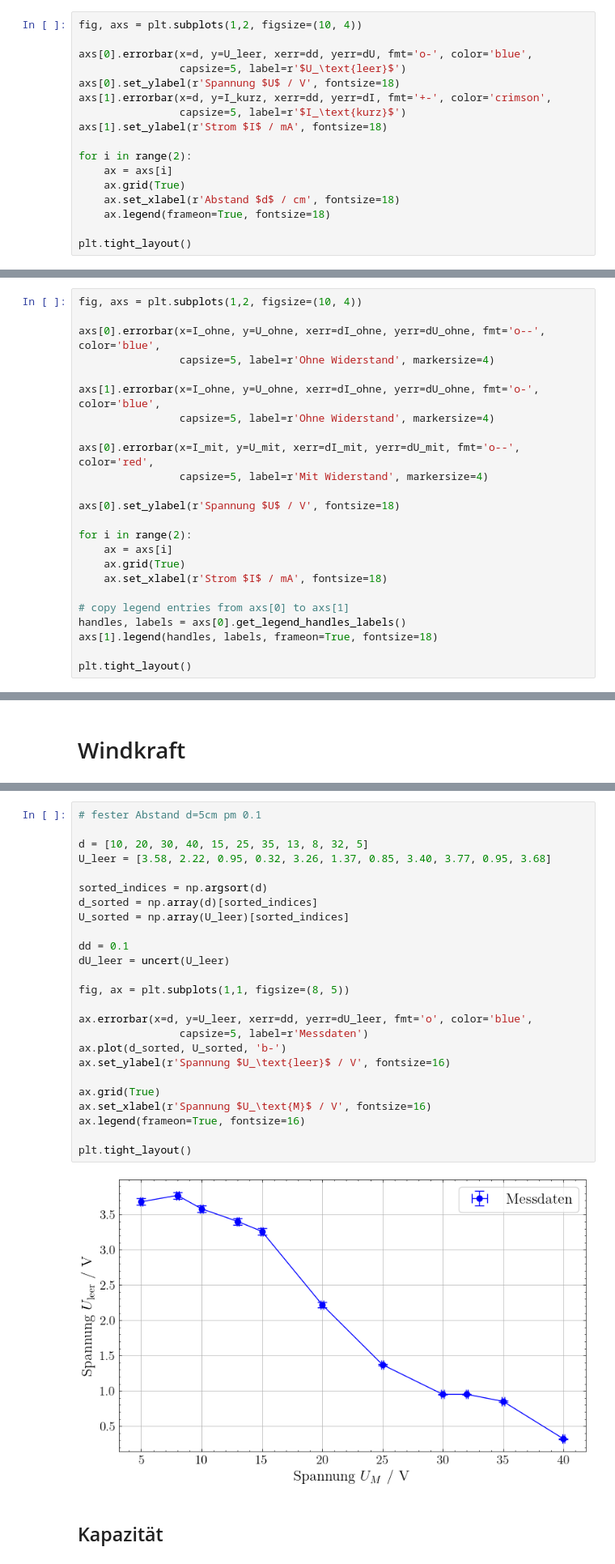
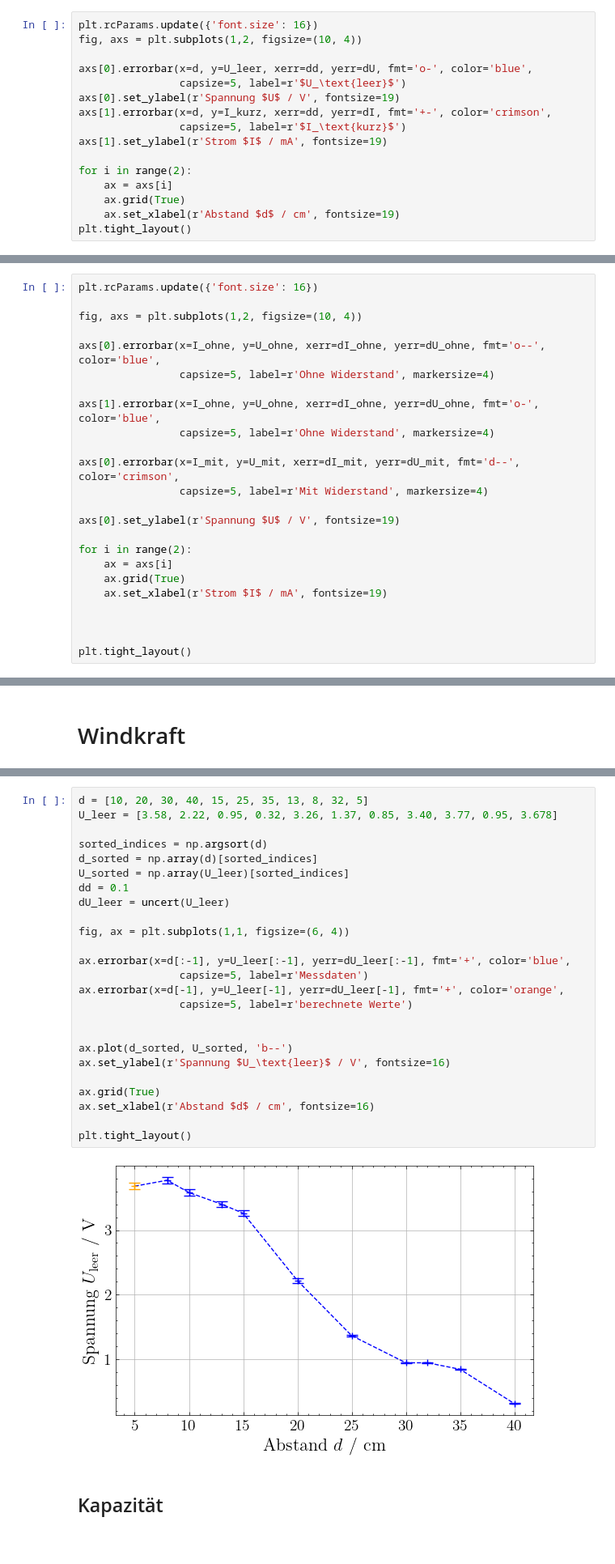
Before and after one commit to ferryman-charon/Experimentalphysik2, a Jupyter notebook: 13_ErneuerbareEnergien/Auswertung.ipynb, the cells around one changed output, grey strips where cells are left out. Shown at 81% size. Cells and saved outputs as stored; diff of their text form.

```diff
--- a/13_ErneuerbareEnergien/Auswertung.ipynb
+++ b/13_ErneuerbareEnergien/Auswertung.ipynb
@@ -61,20 +61,19 @@ I_kurz = [125.6, 56.4, 31.2, 19.4, 14.43, 10.86, 8.70, 7.19, 6.02, 5.18]
 dU = uncert(U_leer)
 dI = uncert(I_kurz, 'current')
 # %%
+plt.rcParams.update({'font.size': 16})
 fig, axs = plt.subplots(1,2, figsize=(10, 4))
 
 axs[0].errorbar(x=d, y=U_leer, xerr=dd, yerr=dU, fmt='o-', color='blue',
                 capsize=5, label=r'$U_\text{leer}$')
-axs[0].set_ylabel(r'Spannung $U$ / V', fontsize=18)
+axs[0].set_ylabel(r'Spannung $U$ / V', fontsize=19)
 axs[1].errorbar(x=d, y=I_kurz, xerr=dd, yerr=dI, fmt='+-', color='crimson',
                 capsize=5, label=r'$I_\text{kurz}$')
-axs[1].set_ylabel(r'Strom $I$ / mA', fontsize=18)
+axs[1].set_ylabel(r'Strom $I$ / mA', fontsize=19)
 
 for i in range(2):
     ax = axs[i]
     ax.grid(True)
-    ax.set_xlabel(r'Abstand $d$ / cm', fontsize=18)
-    ax.legend(frameon=True, fontsize=18)
-
+    ax.set_xlabel(r'Abstand $d$ / cm', fontsize=19)
 plt.tight_layout()
 # %% [output]
@@ -115,6 +154,8 @@ dU_mit
 # %% [output]
 [0.01327, 0.01322, 0.01319, 0.01315, 0.01313, 0.0003675]
 # %%
+plt.rcParams.update({'font.size': 16})
+
 fig, axs = plt.subplots(1,2, figsize=(10, 4))
 
 axs[0].errorbar(x=I_ohne, y=U_ohne, xerr=dI_ohne, yerr=dU_ohne, fmt='o--', color='blue',
@@ -123,19 +164,17 @@ axs[0].errorbar(x=I_ohne, y=U_ohne, xerr=dI_ohne, yerr=dU_ohne, fmt='o--', color
 axs[1].errorbar(x=I_ohne, y=U_ohne, xerr=dI_ohne, yerr=dU_ohne, fmt='o-', color='blue',
                 capsize=5, label=r'Ohne Widerstand', markersize=4)
 
-axs[0].errorbar(x=I_mit, y=U_mit, xerr=dI_mit, yerr=dU_mit, fmt='o--', color='red',
+axs[0].errorbar(x=I_mit, y=U_mit, xerr=dI_mit, yerr=dU_mit, fmt='d--', color='crimson',
                 capsize=5, label=r'Mit Widerstand', markersize=4)
 
-axs[0].set_ylabel(r'Spannung $U$ / V', fontsize=18)
+axs[0].set_ylabel(r'Spannung $U$ / V', fontsize=19)
 
 for i in range(2):
     ax = axs[i]
     ax.grid(True)
-    ax.set_xlabel(r'Strom $I$ / mA', fontsize=18)
+    ax.set_xlabel(r'Strom $I$ / mA', fontsize=19)
 
-# copy legend entries from axs[0] to axs[1]
-handles, labels = axs[0].get_legend_handles_labels()
-axs[1].legend(handles, labels, frameon=True, fontsize=18)
+
 
 plt.tight_layout()
 # %% [output]
@@ -253,30 +281,30 @@ print(ffit(10.09, *popt))
 # %%
-# fester Abstand d=5cm pm 0.1
-
 d = [10, 20, 30, 40, 15, 25, 35, 13, 8, 32, 5]
-U_leer = [3.58, 2.22, 0.95, 0.32, 3.26, 1.37, 0.85, 3.40, 3.77, 0.95, 3.68]
+U_leer = [3.58, 2.22, 0.95, 0.32, 3.26, 1.37, 0.85, 3.40, 3.77, 0.95, 3.678]
 
 sorted_indices = np.argsort(d)
 d_sorted = np.array(d)[sorted_indices]
 U_sorted = np.array(U_leer)[sorted_indices]
-
 dd = 0.1
 dU_leer = uncert(U_leer)
 
-fig, ax = plt.subplots(1,1, figsize=(8, 5))
+fig, ax = plt.subplots(1,1, figsize=(6, 4))
 
-ax.errorbar(x=d, y=U_leer, xerr=dd, yerr=dU_leer, fmt='o', color='blue',
+ax.errorbar(x=d[:-1], y=U_leer[:-1], yerr=dU_leer[:-1], fmt='+', color='blue',
                 capsize=5, label=r'Messdaten')
-ax.plot(d_sorted, U_sorted, 'b-')
+ax.errorbar(x=d[-1], y=U_leer[-1], yerr=dU_leer[-1], fmt='+', color='orange',
+                capsize=5, label=r'berechnete Werte')
+
+
+ax.plot(d_sorted, U_sorted, 'b--')
 ax.set_ylabel(r'Spannung $U_\text{leer}$ / V', fontsize=16)
 
 ax.grid(True)
-ax.set_xlabel(r'Spannung $U_\text{M}$ / V', fontsize=16)
-ax.legend(frameon=True, fontsize=16)
+ax.set_xlabel(r'Abstand $d$ / cm', fontsize=16)
 
 plt.tight_layout()
 # %% [output]
-[figure, old version]
+[figure, new version]
 # %% [markdown]
 ## Kapazität
 # %% [markdown]
```
Also changed, not shown: parts of 9 cells of this notebook, 15 other files.
